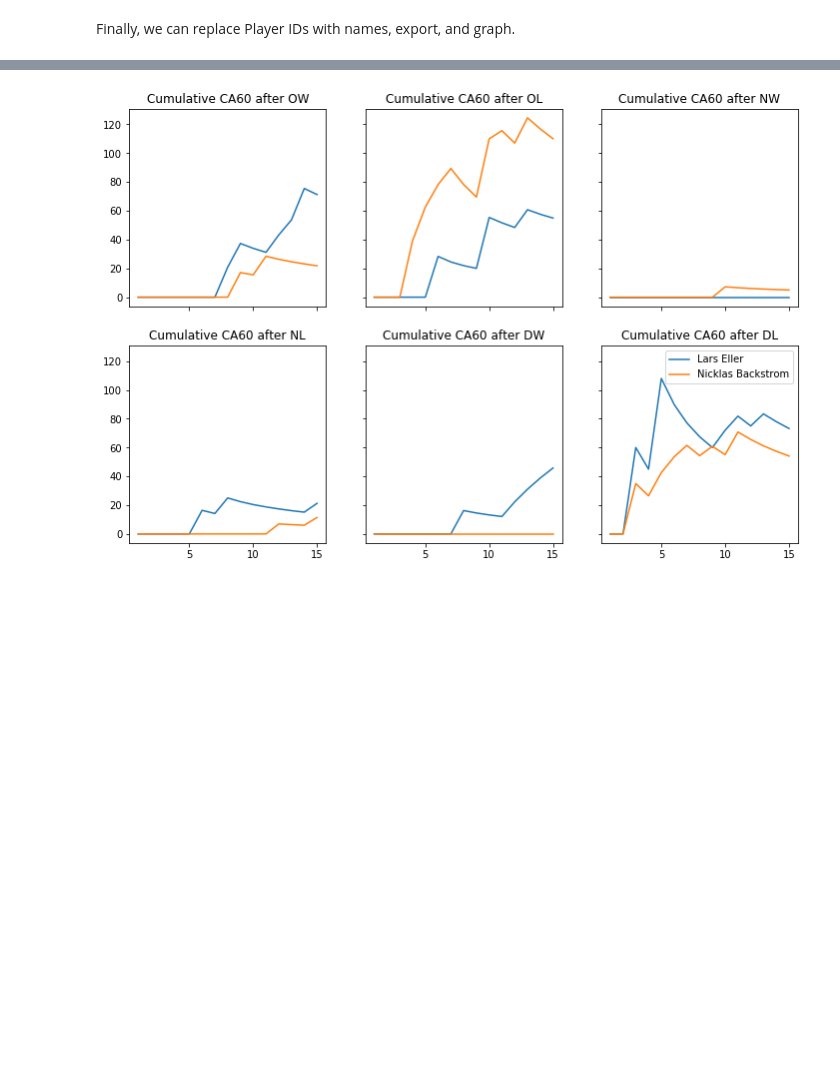
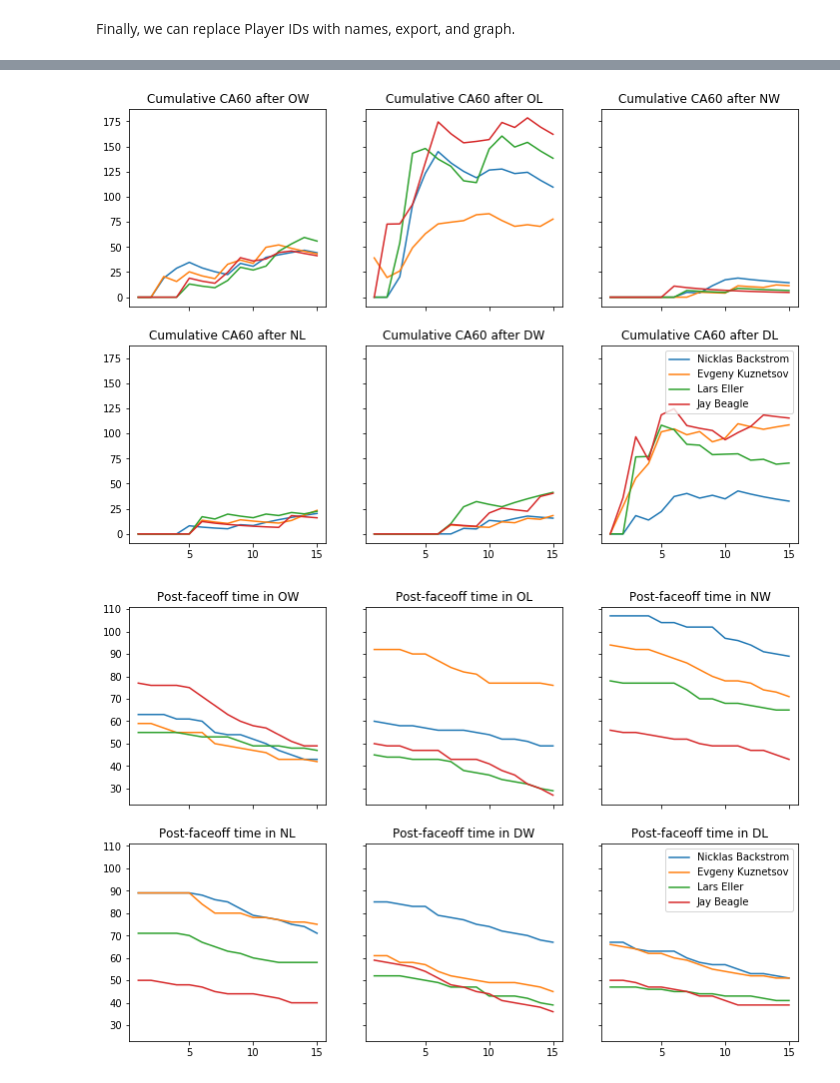
Before and after one commit to muneebalam/scrapenhl2, a Jupyter notebook: examples/Shot Rates After Faceoffs.ipynb, the cells around one changed output, grey strips where cells are left out. Cells and saved outputs as stored; diff of their text form; code cells hidden in the pictures; blank space fills up the shorter version.

```diff
--- a/examples/Shot Rates After Faceoffs.ipynb
+++ b/examples/Shot Rates After Faceoffs.ipynb
@@ -217,4 +219,14 @@ plot_comparison(alljoined, player1, player2, 'CF')
 # %%
-plot_comparison(alljoined, player1, player2, 'CA')
+plot_comparison(alljoined, 'CA', *players)
 # %% [output]
-[figure, old version]
+[figure, new version]
+# %%
+def plot_cumulative_ns(df, zone, ax, *players):
+    for p in players:
+        df1 = df.query('ZS == "{0:s}" & Player == "{1:s}"'.format(zone, p)).sort_values('TimeSinceLastDraw')
+        ax.plot(df1.TimeSinceLastDraw, df1.TOI, label=p)
+    ax.set_title('Post-faceoff time in {0:s}'.format(zone))
+
+plot_comparison(alljoined, 'N', *players)
+# %% [output]
+[figure, added]
```
Also changed, not shown: parts of 5 cells of this notebook.
